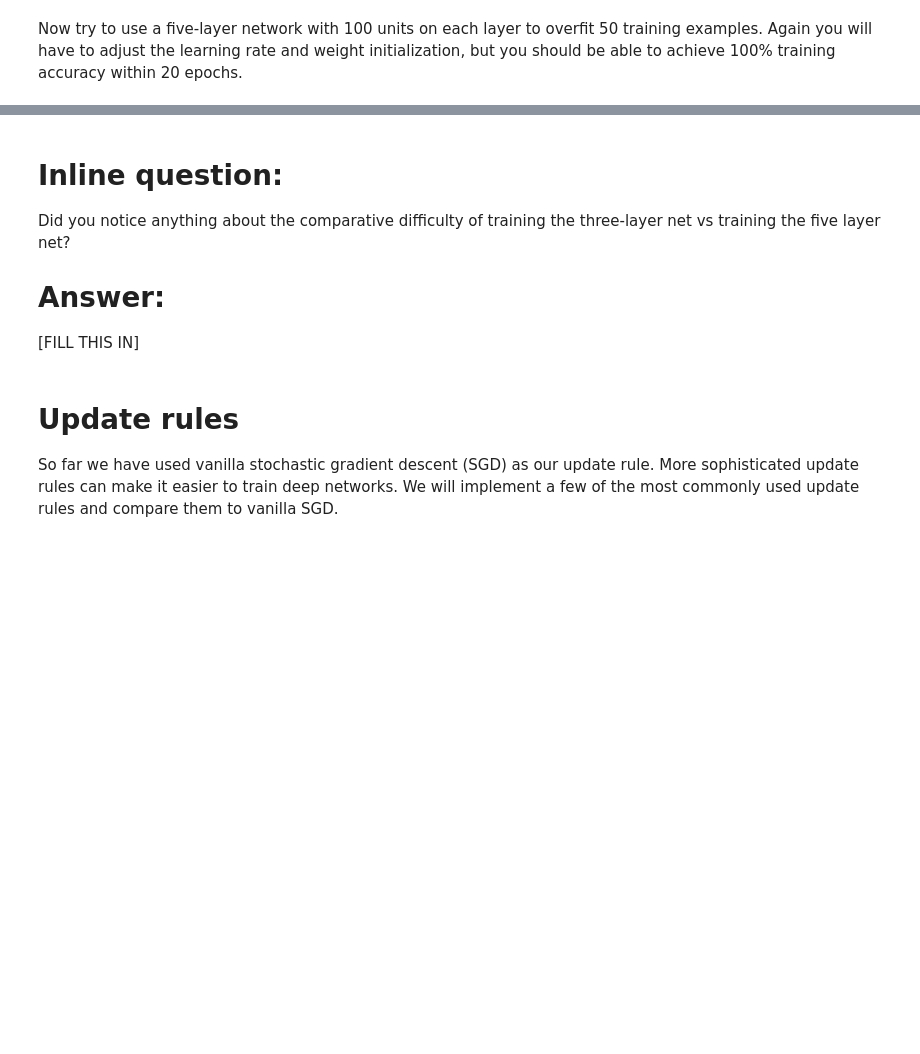
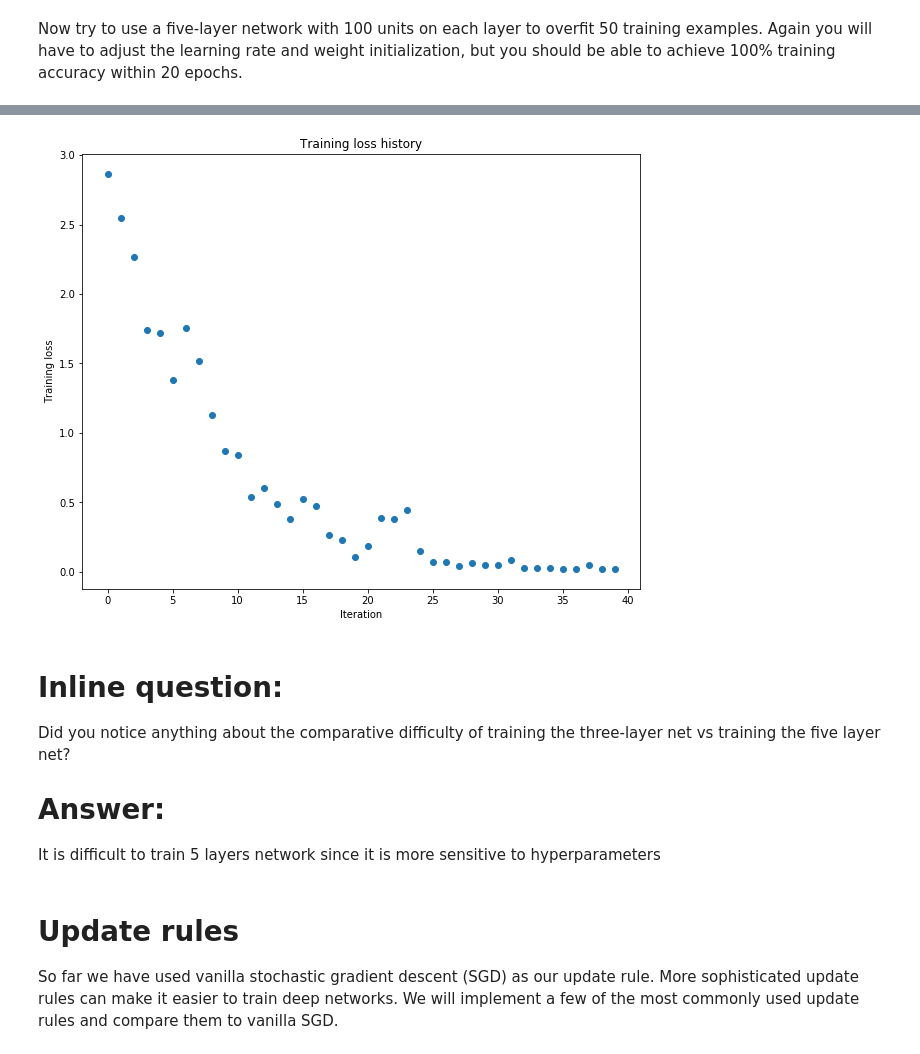
Before and after one commit to dipsywong98/COMP4901J, a Jupyter notebook: assignment2/FullyConnectedNets.ipynb, the cells around one changed output, grey strips where cells are left out. Cells and saved outputs as stored; diff of their text form; code cells hidden in the pictures; blank space fills up the shorter version.

```diff
--- a/assignment2/FullyConnectedNets.ipynb
+++ b/assignment2/FullyConnectedNets.ipynb
@@ -464,8 +483,8 @@ small_data = {
   'y_val': data['y_val'],
 }
 
-learning_rate = 1e-3
-weight_scale = 1e-5
+weight_scale = 4e-2
+learning_rate = 2e-2
 model = FullyConnectedNet([100, 100, 100, 100],
                 weight_scale=weight_scale, dtype=np.float64)
 solver = Solver(model, small_data,
@@ -482,3 +501,4 @@ plt.title('Training loss history')
 plt.xlabel('Iteration')
 plt.ylabel('Training loss')
 plt.show()
+# %% [output]
@@ -485,9 +522,10 @@ plt.show()
+[figure, added]
 # %% [markdown]
 # Inline question:
 Did you notice anything about the comparative difficulty of training the three-layer net vs training the five layer net?
 
 # Answer:
-[FILL THIS IN]
+It is difficult to train 5 layers network since it is more sensitive to hyperparameters
 # %% [markdown]
 # Update rules
 So far we have used vanilla stochastic gradient descent (SGD) as our update rule. More sophisticated update rules can make it easier to train deep networks. We will implement a few of the most commonly used update rules and compare them to vanilla SGD.
```
Also changed, not shown: parts of 3 cells of this notebook.
